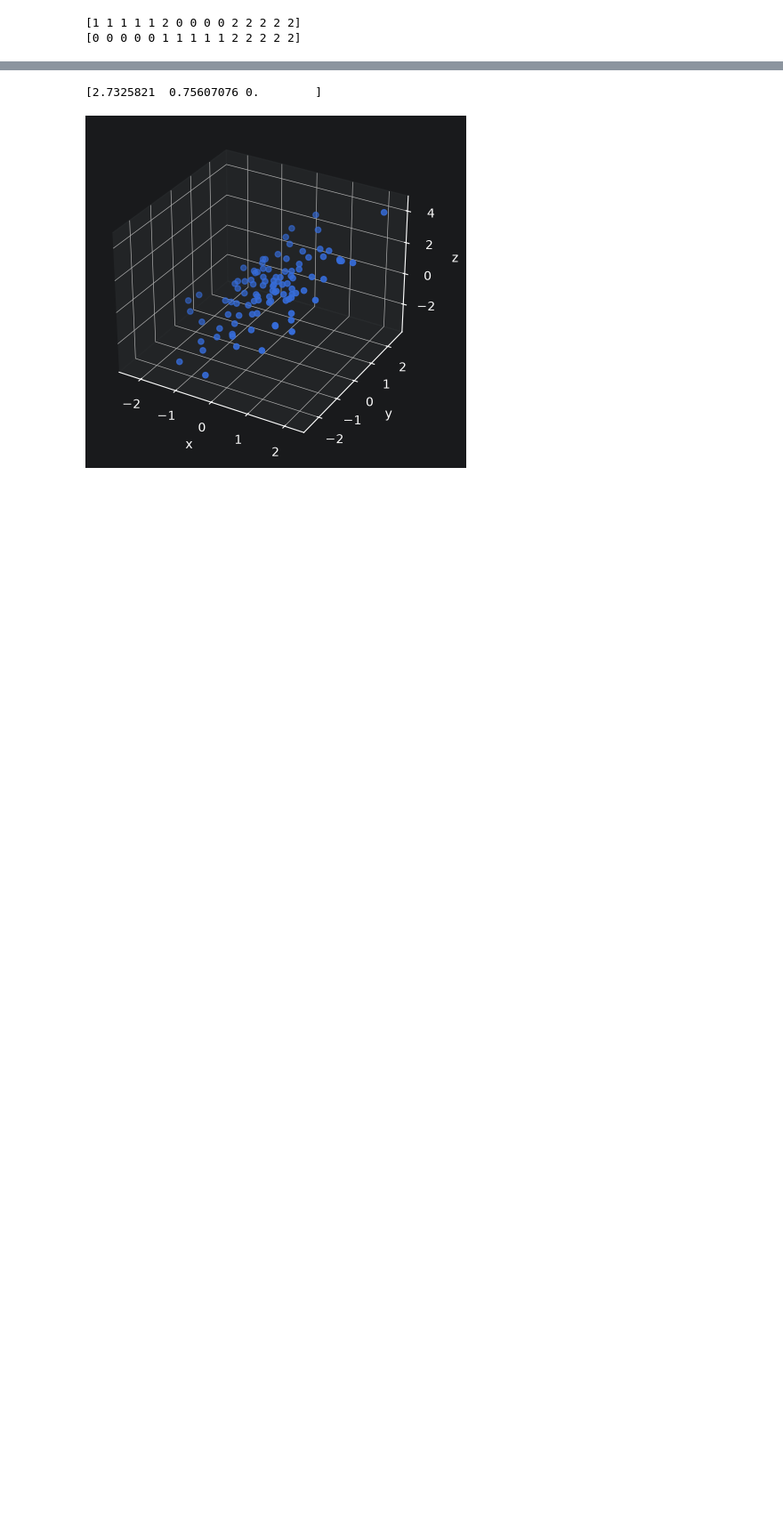
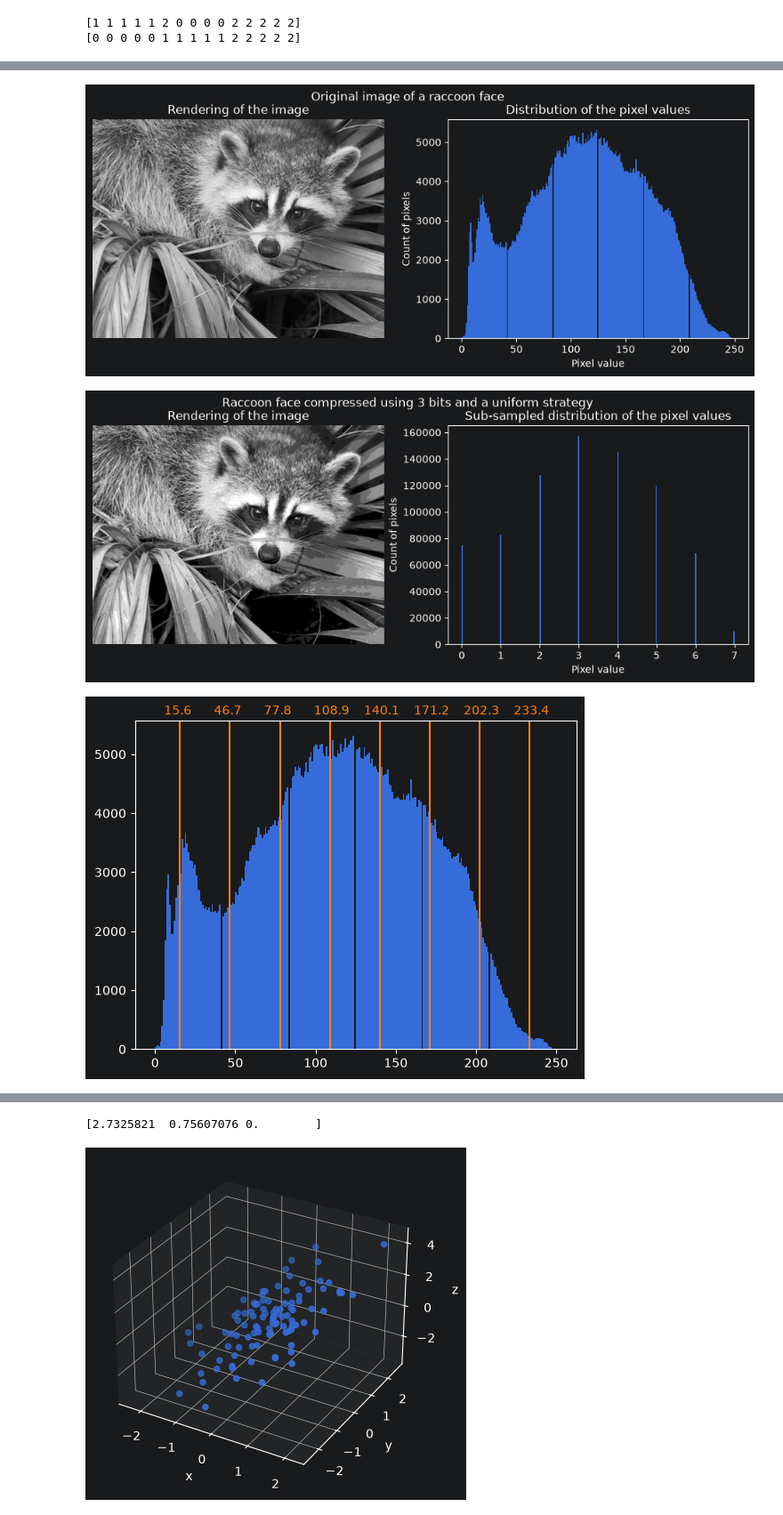
Before and after one commit to WBarnard4/HCC-8000, a Jupyter notebook: Term 1/Machine Intelligence 1/Unit 3/Unsupervised Examples.ipynb, the cells around one changed output, grey strips where cells are left out. Shown at 89% size. Cells and saved outputs as stored; diff of their text form; code cells hidden in the pictures; blank space fills up the shorter version.

Commit message:
Unit 3 Examples with Graphs now

```diff
--- a/Term 1/Machine Intelligence 1/Unit 3/Unsupervised Examples.ipynb
+++ b/Term 1/Machine Intelligence 1/Unit 3/Unsupervised Examples.ipynb
@@ -20,6 +20,8 @@ import numpy as np
 np.random.seed(1)
 from sklearn import cluster
 import scipy as sp
+import matplotlib.pyplot as plt
+from sklearn.preprocessing import KBinsDiscretizer
 
 try:
     face = sp.face(gray=True)
@@ -34,4 +36,77 @@ values = k_means.cluster_centers_.squeeze()
 labels = k_means.labels_
 face_compressed = np.choose(labels, values)
 face_compressed.reshape(face.shape)
+
+
+fig, ax = plt.subplots(ncols=2, figsize=(12, 4))
+
+ax[0].imshow(face, cmap=plt.cm.gray)
+ax[0].axis("off")
+ax[0].set_title("Rendering of the image")
+ax[1].hist(face.ravel(), bins=256)
+ax[1].set_xlabel("Pixel value")
+ax[1].set_ylabel("Count of pixels")
+ax[1].set_title("Distribution of the pixel values")
+_ = fig.suptitle("Original image of a raccoon face")
+
+
+n_bins = 8
+encoder = KBinsDiscretizer(n_bins=n_bins,
+                           encode="ordinal",
+                           strategy="uniform",
+                           random_state=0,
+                           subsample=200_000,)
+compressed_raccoon_uniform = encoder.fit_transform(face.reshape(-1, 1)).reshape(face.shape)
+
+fig, ax = plt.subplots(ncols=2, figsize=(12, 4))
+ax[0].imshow(compressed_raccoon_uniform, cmap=plt.cm.gray)
+ax[0].axis("off")
+ax[0].set_title("Rendering of the image")
+ax[1].hist(compressed_raccoon_uniform.ravel(), bins=256)
+ax[1].set_xlabel("Pixel value")
+ax[1].set_ylabel("Count of pixels")
+ax[1].set_title("Sub-sampled distribution of the pixel values")
+_ = fig.suptitle("Raccoon face compressed using 3 bits and a uniform strategy")
+
+bin_edges = encoder.bin_edges_[0]
+bin_center = bin_edges[:-1] + (bin_edges[1:] - bin_edges[:-1]) / 2
+print(bin_center)
+
+_, ax = plt.subplots()
+ax.hist(face.ravel(), bins=256)
+color = "tab:orange"
+for center in bin_center:
+    ax.axvline(center, color=color)
+    ax.text(center - 10, ax.get_ybound()[1] + 100, f"{center:.1f}", color=color)
+
+
+encoder = KBinsDiscretizer(
+    n_bins=n_bins,
+    encode="ordinal",
+    strategy="kmeans",
+    random_state=0,
+    subsample=200_000,
+)
+compressed_raccoon_kmeans = encoder.fit_transform(face.reshape(-1, 1)).reshape(face.shape)
+
+fig, ax = plt.subplots(ncols=2, figsize=(12, 4))
+ax[0].imshow(compressed_raccoon_kmeans, cmap=plt.cm.gray)
+ax[0].axis("off")
+ax[0].set_title("Rendering of the image")
+ax[1].hist(compressed_raccoon_kmeans.ravel(), bins=256)
+ax[1].set_xlabel("Pixel value")
+ax[1].set_ylabel("Number of pixels")
+ax[1].set_title("Distribution of the pixel values")
+_ = fig.suptitle("Raccoon face compressed using 3 bits and a K-means strategy")
+
+bin_edges = encoder.bin_edges_[0]
+bin_center = bin_edges[:-1] + (bin_edges[1:] - bin_edges[:-1]) / 2
+print(bin_center)
+
+_, ax = plt.subplots()
+ax.hist(face.ravel(), bins=256)
+color = "tab:orange"
+for center in bin_center:
+    ax.axvline(center, color=color)
+    ax.text(center - 10, ax.get_ybound()[1] + 100, f"{center:.1f}", color=color)
 # %% [output]
@@ -50,0 +116,3 @@ array([[116.93734808, 116.93734808, 155.30249952, ..., 116.93734808,
+[figure, added]
+[figure, added]
+[figure, added]
```
Also changed, not shown: parts of 4 cells of this notebook.
